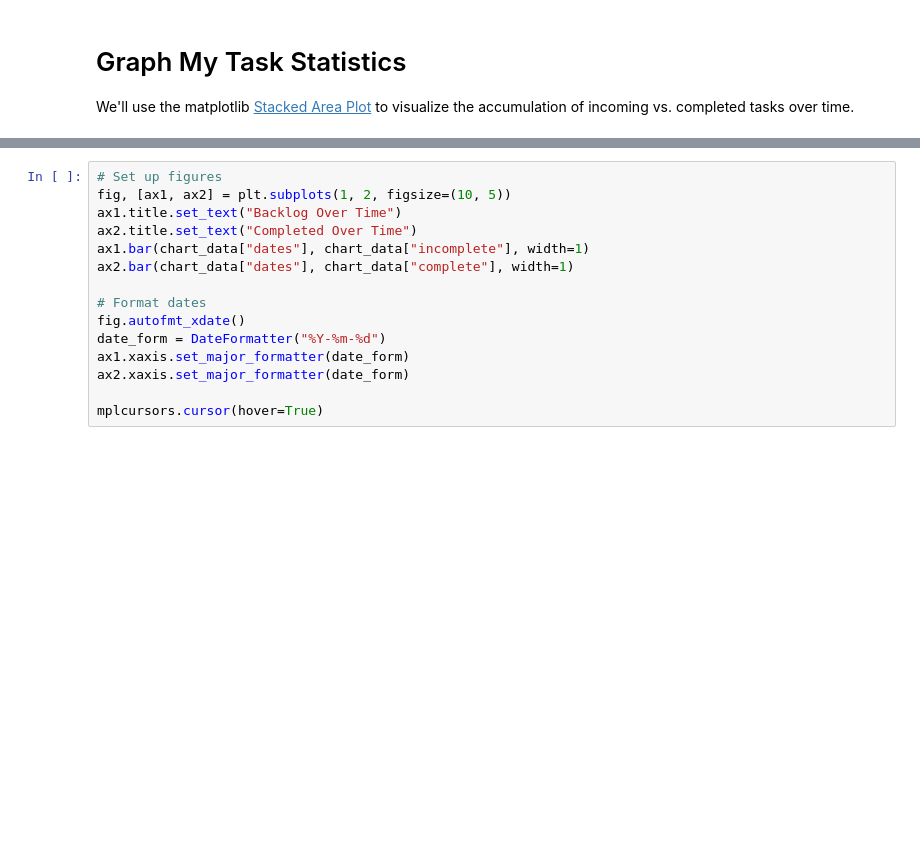
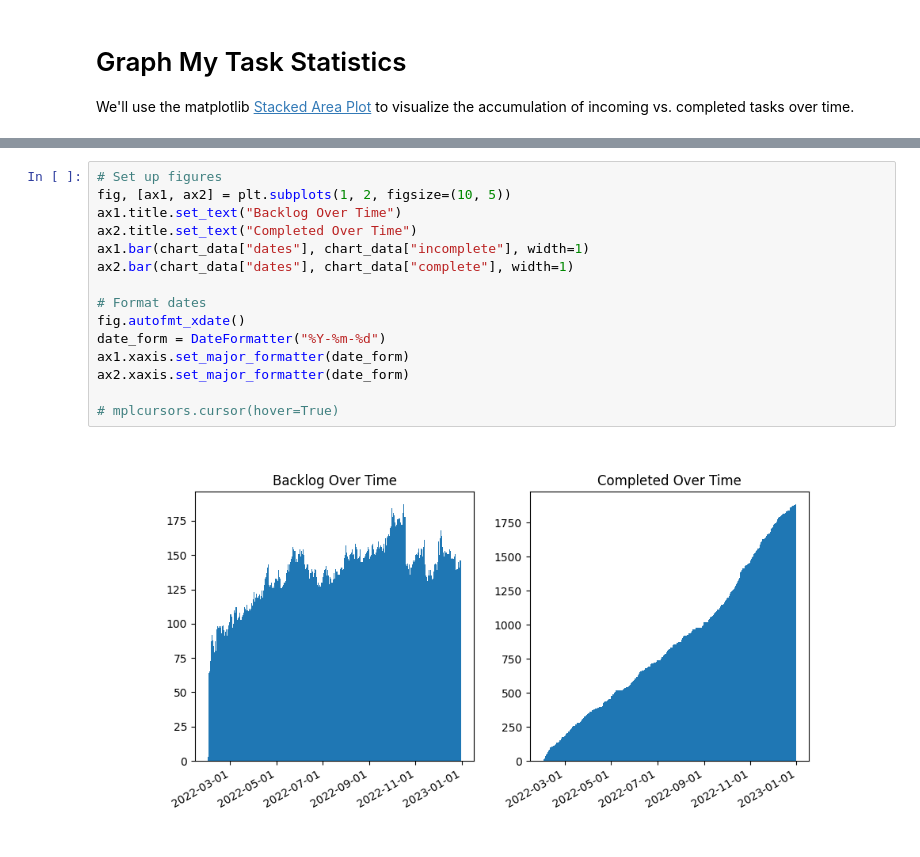
Before and after one commit to whusterj/amazing-marvin, a Jupyter notebook: amazing/stats.ipynb, the cells around one changed output, grey strips where cells are left out. Drawn from its saved outputs; the diff is of its cells as text; blank space fills up the shorter version.

```diff
--- a/amazing/stats.ipynb
+++ b/amazing/stats.ipynb
@@ -49,18 +57,20 @@ print("Avg Backlog Increase:", ipd)
 # %%
 # Set up figures
 fig, [ax1, ax2] = plt.subplots(1, 2, figsize=(10, 5))
 ax1.title.set_text("Backlog Over Time")
 ax2.title.set_text("Completed Over Time")
 ax1.bar(chart_data["dates"], chart_data["incomplete"], width=1)
 ax2.bar(chart_data["dates"], chart_data["complete"], width=1)
 
 # Format dates
 fig.autofmt_xdate()
 date_form = DateFormatter("%Y-%m-%d")
 ax1.xaxis.set_major_formatter(date_form)
 ax2.xaxis.set_major_formatter(date_form)
 
-mplcursors.cursor(hover=True)
+# mplcursors.cursor(hover=True)
+# %% [output]
+[figure, added]
 # %%
 # Tasks Added / Removed Today
 today = dt.datetime.now()
```
Also changed, not shown: parts of 5 cells of this notebook, 2 other files.
